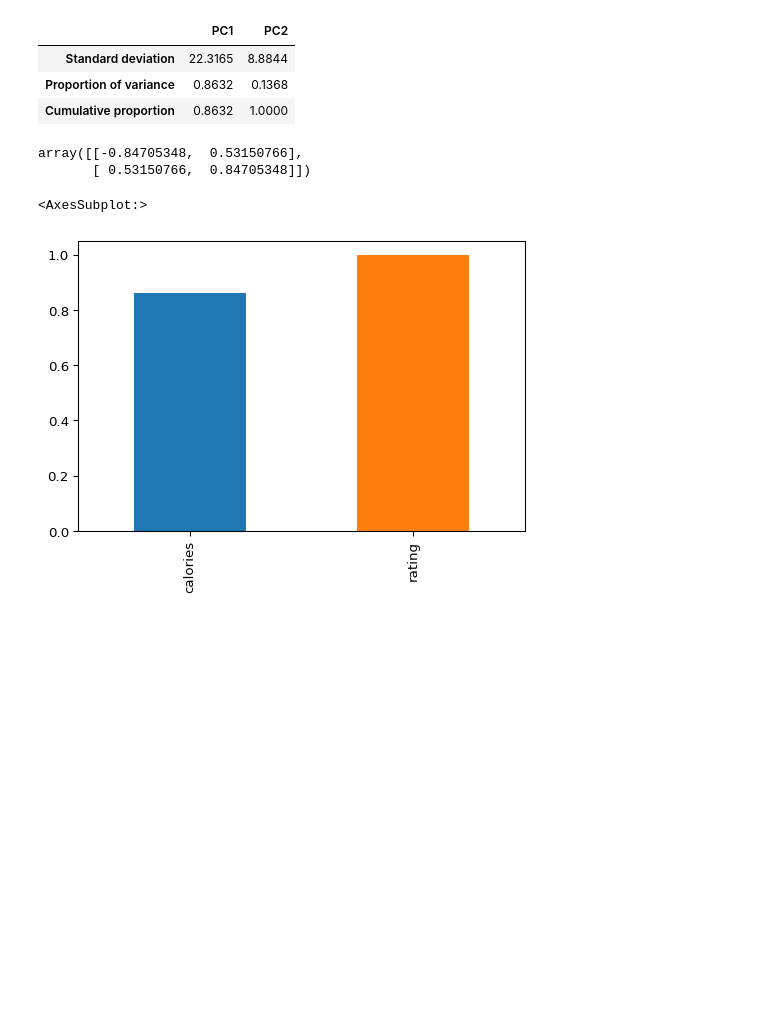
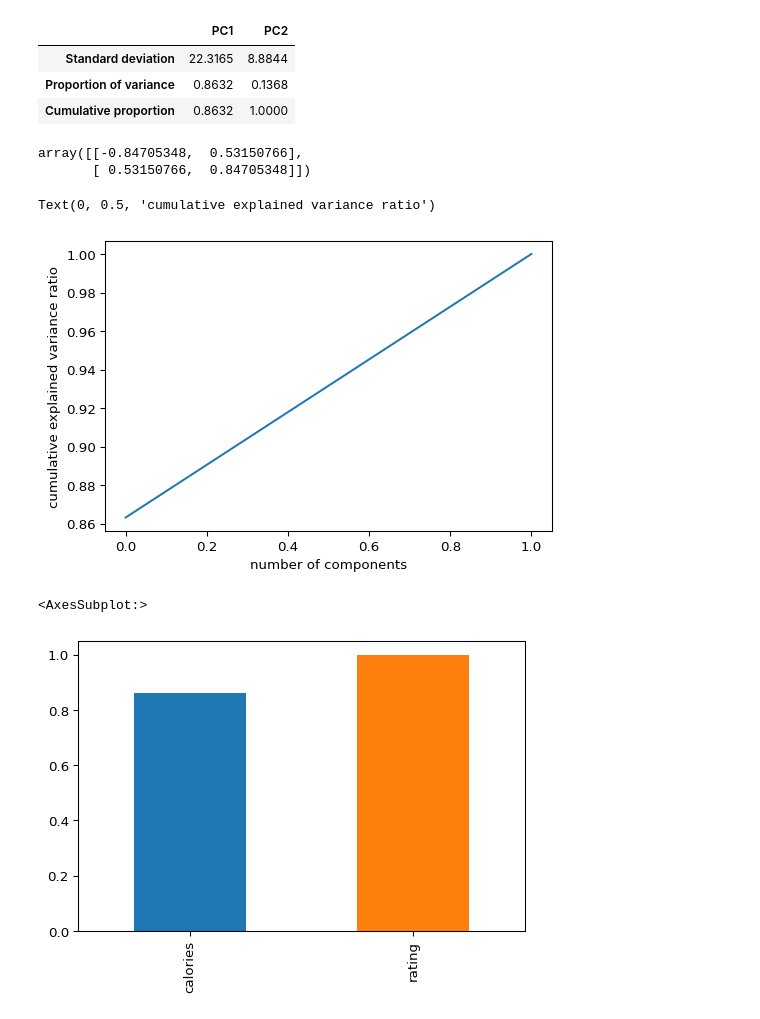
Before and after one commit to alextanhongpin/data-mining-for-business-analytics, a Jupyter notebook: 04_dimension_reduction.ipynb, the cells around one changed output. Saved outputs shown, nothing was run; the diff lists cells and outputs as text; code cells hidden in the pictures; blank space fills up the shorter version.

Commit message:
chore: add cumulative chart

```diff
--- a/04_dimension_reduction.ipynb
+++ b/04_dimension_reduction.ipynb
@@ -278,6 +278,14 @@ pca.components_
 # %% [output]
 array([[-0.84705348,  0.53150766],
        [ 0.53150766,  0.84705348]])
+# %%
+pca_df = pd.Series(np.cumsum(pca.explained_variance_ratio_))
+ax = pca_df.plot()
+ax.set_xlabel("number of components")
+ax.set_ylabel("cumulative explained variance ratio")
+# %% [output]
+Text(0, 0.5, 'cumulative explained variance ratio')
+[figure, added]
 # %%
 # Feature 'calories' contributes to
 pd.Series(
```
Also changed, not shown: parts of 2 cells of this notebook.
